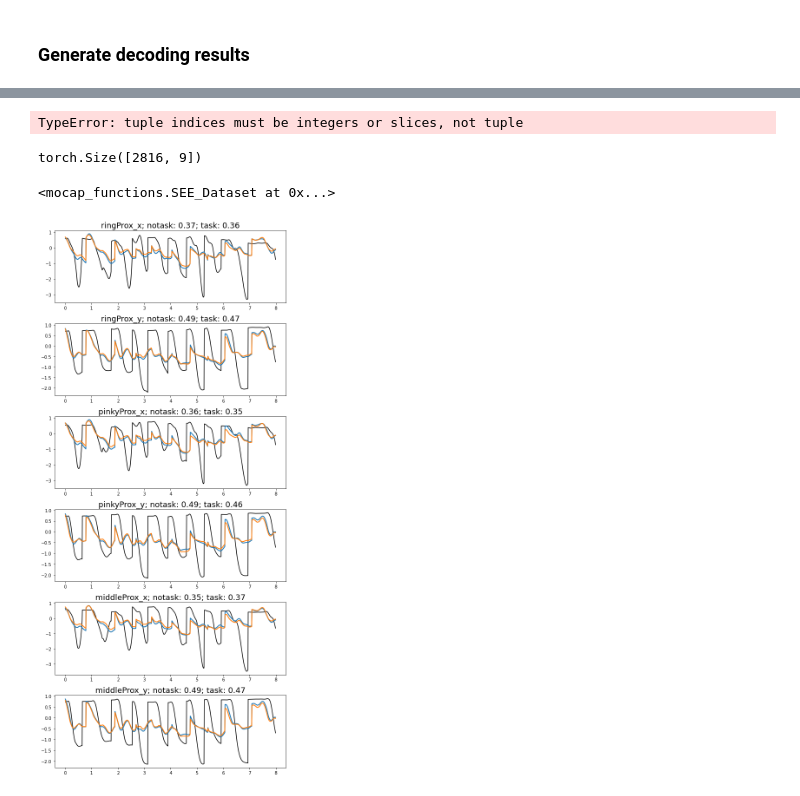
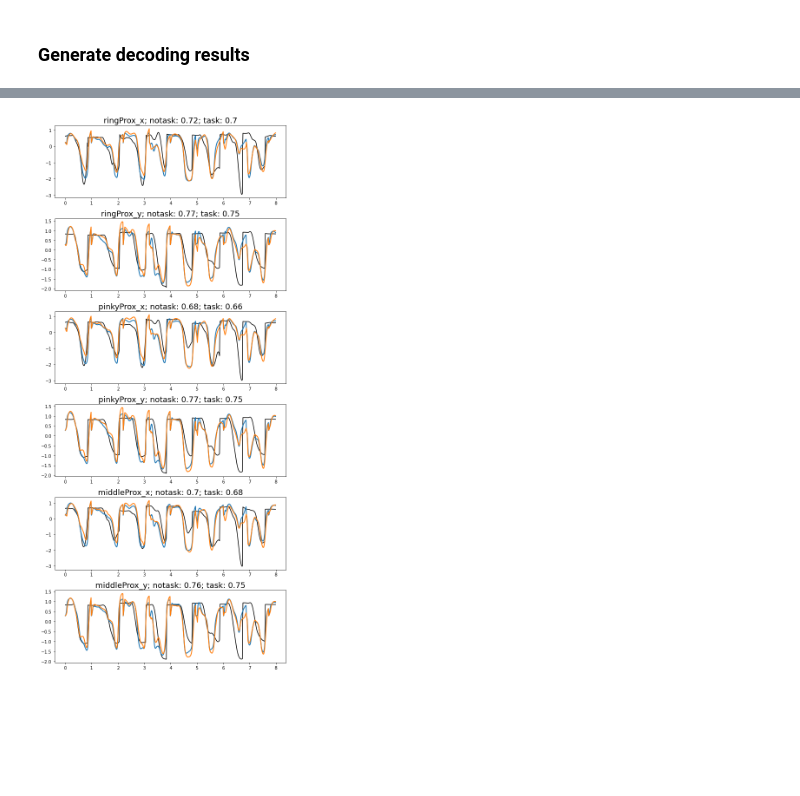
Before and after one commit to ntolley/SEE_decoding, a Jupyter notebook: notebooks/movement_decoding_rnn.ipynb, the cells around one changed output, grey strips where cells are left out. Saved outputs shown, nothing was run; the diff lists cells and outputs as text; code cells hidden in the pictures; blank space fills up the shorter version.

Commit message:
Add neuron number decoding curve

```diff
--- a/notebooks/movement_decoding_rnn.ipynb
+++ b/notebooks/movement_decoding_rnn.ipynb
@@ -305,7 +317,8 @@ class model_gru(nn.Module):
             self.num_cat_features = np.sum(self.cat_features).astype(int)
             self.hidden_fc = nn.Linear(self.num_cat_features, self.hidden_dim)
 
-            self.input_size = self.input_size - self.num_cat_features
+            # self.input_size = self.input_size - self.num_cat_features
+            self.input_size = self.input_size
 
 
         else:
@@ -327,7 +340,9 @@ class model_gru(nn.Module):
         if self.cat_features is not None:
             cat_hidden = self.hidden_fc(torch.tanh(x[:, -1, self.cat_features]))
             hidden = hidden + cat_hidden
-            out, hidden = self.gru(x[:, :, ~self.cat_features], hidden)
+            # out, hidden = self.gru(x[:, :, ~self.cat_features], hidden)
+            out, hidden = self.gru(x, hidden)
+
             out = out.contiguous()
 
         else:
@@ -394,7 +409,7 @@ class model_gru_wiener(nn.Module):
 
         # Passing in the input and hidden state into the model and obtaining outputs
         if self.cat_features is not None:
-            cat_hidden = self.hidden_fc(torch.tanh(x[:, -1, self.cat_features]))
+            cat_hidden = self.hidden_fc(torch.relu(x[:, -1, self.cat_features]))
             hidden = hidden + cat_hidden
             x = x[:, :, ~self.cat_features]
             x = torch.cat([x, torch.tensor(wr_predict).float()], dim=2)
@@ -422,6 +437,7 @@ class model_gru_wiener(nn.Module):
 ### Use function to create train/test sets with each data frame
 # %%
 def run_wiener(pred_df, neural_df, neural_offset, task_info=True, window_size=10, num_cat=0):
+  # window_size = 1 # doesn't matter for kalman filter
   if task_info:
     exclude_processing = np.zeros(len(neural_df['unit'].unique()))
     exclude_processing[-num_cat:] = np.ones(num_cat)
@@ -456,8 +472,7 @@ def run_wiener(pred_df, neural_df, neural_offset, task_info=True, window_size=10
 
   return wr_train_pred, wr_test_pred, wr_train_corr, wr_test_corr
 
-def run_rnn(pred_df, neural_df, neural_offset, task_info=True, window_size=10, num_cat=0,
-            full_sequence=False):
+def run_rnn(pred_df, neural_df, neural_offset, task_info=True, window_size=10, num_cat=0):
   if task_info:
     exclude_processing = np.zeros(len(neural_df['unit'].unique()))
     exclude_processing[-num_cat:] = np.ones(num_cat)
@@ -467,28 +482,21 @@ def run_rnn(pred_df, neural_df, neural_offset, task_info=True, window_size=10, n
 
   data_arrays, generators = mocap_functions.make_generators(
     pred_df, neural_df, neural_offset, cv_dict, metadata, exclude_neural=exclude_processing,
-    window_size=window_size, flip_outputs=True, full_sequence=True)
+    window_size=window_size, flip_outputs=True, batch_size=1000)
 
   # Unpack tuple into variables
   training_set, validation_set, testing_set = data_arrays
   training_generator, training_eval_generator, validation_generator, testing_generator = generators
 
-  # X_train_data = training_set[:][0][:,-1,:].detach().cpu().numpy()
-  # y_train_data = training_set[:][1][:,-1,:].detach().cpu().numpy()
+  X_train_data = training_set[:][0][:,-1,:].detach().cpu().numpy()
+  y_train_data = training_set[:][1][:,-1,:].detach().cpu().numpy()
 
-  # X_test_data = testing_set[:][0][:,-1,:].detach().cpu().numpy()
-  # y_test_data = testing_set[:][1][:,-1,:].detach().cpu().numpy()
-
-
-  X_train_data = training_set.X_tensor.data.detach().cpu().numpy()
-  y_train_data = training_set.y_tensor.data.detach().cpu().numpy()
-
-  # X_test_data = testing_set.X_tensor.data.detach().cpu().numpy()
-  y_test_data = testing_set.y_tensor.data.detach().cpu().numpy()
+  X_test_data = testing_set[:][0][:,-1,:].detach().cpu().numpy()
+  y_test_data = testing_set[:][1][:,-1,:].detach().cpu().numpy()
 
   #Define hyperparameters
   lr = 1e-4
-  weight_decay = 1e-2
+  weight_decay = 1e-4
   hidden_dim = 100
   dropout = 0.5
   n_layers = 2
@@ -599,8 +607,8 @@ def run_rnn_wiener(pred_df, neural_df, neural_offset, task_info=True, window_siz
   wr_test_pred = model_wr.predict(X_test_data)
 
   #Define hyperparameters
-  lr = 1e-4
-  weight_decay = 1e-2
+  lr = 1e-3
+  weight_decay = 1e-4
   hidden_dim = 100
   dropout = 0.5
   n_layers = 2
@@ -636,7 +644,7 @@ def run_rnn_wiener(pred_df, neural_df, neural_offset, task_info=True, window_siz
 ### Generate decoding results
 # %%
 neural_offset = 2
-window_size = 20
+window_size = 6
 func_dict = {'wiener': run_wiener, 'rnn': run_rnn}
 # func_dict = {'wiener': run_wiener, 'ann': run_ann}
 # func_dict = {'wiener': run_wiener, 'rnn_wiener': run_rnn_wiener}
@@ -674,7 +695,7 @@ Original Traceback (most recent call last):
 
 data_arrays, generators = mocap_functions.make_generators(
 wrist_df, neural_df, neural_offset, cv_dict, metadata, exclude_neural=None, window_size=window_size,
-flip_outputs=True, full_sequence=True)
+flip_outputs=True)
 
 # Unpack tuple into variables
 training_set, validation_set, testing_set = data_arrays
@@ -685,23 +706,13 @@ y_train_data = training_set[:][1][:,-1,:].detach().cpu().numpy()
 
 X_test_data = testing_set[:][0][:,-1,:].detach().cpu().numpy()
 y_test_data = testing_set[:][1][:,-1,:].detach().cpu().numpy()
-# %% [output]
-TypeError: tuple indices must be integers or slices, not tuple
-# %%
-training_set.X_tensor.data.shape
-# %% [output]
-torch.Size([2816, 9])
-# %%
-training_set
-# %% [output]
-<mocap_functions.SEE_Dataset at 0x...>
 # %%
 tstart = 0
 bounds = np.arange(tstart, tstart + 800)
 x_vals = np.arange(len(bounds))/100
 
-# decoder_type = 'rnn'
-decoder_type = 'rnn_wiener'
+decoder_type = 'rnn'
+# decoder_type = 'rnn_wiener'
 # decoder_type = 'ann'
 # decoder_type = 'wiener'
 cond1 = 'notask'
@@ -710,34 +721,34 @@ cond2 = 'task'
 #marker_names = ['Carpal X', 'Carpal Y', 'Radius X', 'Radius Y', 'Ulnar X', 'Ulnar Y']
 marker_names = np.concatenate([[f'{mrk}_x', f'{mrk}_y'] for mrk in marker_list])
 
 plt.figure(figsize=(8, 3*(len(marker_names))))
 for col_idx in range(len(marker_names)):
     plt.subplot(len(marker_names), 1, col_idx+1)
     plt.plot(x_vals, y_test_data[bounds, col_idx], color='k', label='DLC marker')
     plt.plot(x_vals, decode_results[decoder_type][cond1]['test_pred'][bounds, col_idx], color='C0', linewidth=2, label=cond1)
     plt.plot(x_vals, decode_results[decoder_type][cond2]['test_pred'][bounds, col_idx], color='C1', linewidth=2, label=cond2)
 
 
     layout_corr = np.round(decode_results[decoder_type][cond1]['test_corr'][col_idx], 2)
     nolayout_corr = np.round(decode_results[decoder_type][cond2]['test_corr'][col_idx], 2)
     plt.title(f"{marker_names[col_idx]}; {cond1}: {layout_corr}; {cond2}: {nolayout_corr}", fontsize=18)
 
     # if col_idx == 1:
     #     plt.xlabel('Time (s)', fontsize=16)
     # else:
     #     plt.xticks([])
 
     # if col_idx == 5:
     #     plt.legend()
 
     plt.ylim(plt.ylim())
     plt.xlim(plt.xlim())
 
     #plt.vlines(x=[3, 6, 9, 12],ymin=-10000, ymax=100000, color='k', linewidth=10, linestyle='-', alpha=0.3)
 plt.tight_layout()
 # plt.savefig(f'movement_decoding_trajectory_{num_neurons}_neurons_layout.png')
 # %% [output]
-[figure, old version]
+[figure, new version]
 # %%
 plt.figure(figsize=(8, 3*(len(marker_names))))
 tstart = 300
```
Also changed, not shown: parts of 13 cells of this notebook, 3 other files.
